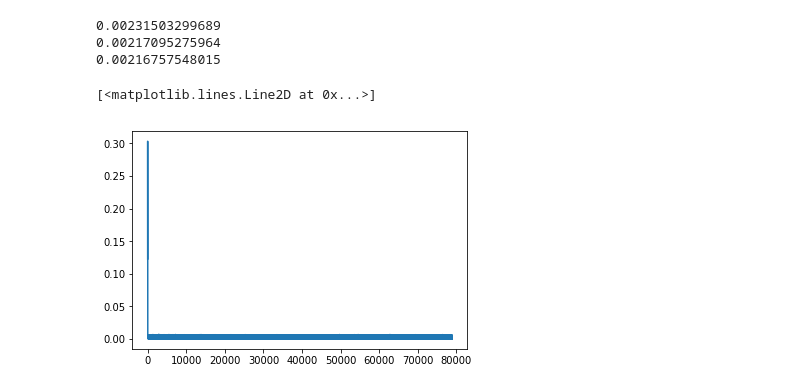
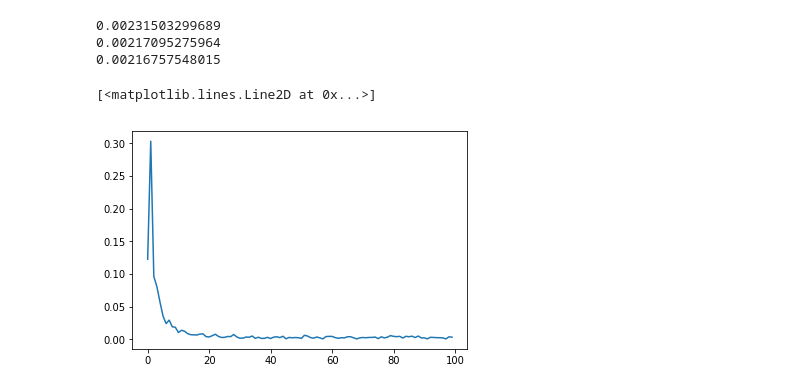
Before and after one commit to rmulton/dl_project, a Jupyter notebook: exploitation.ipynb, the cells around one changed output. Drawn from its saved outputs; the diff is of its cells as text; code cells hidden in the pictures.

```diff
--- a/exploitation.ipynb
+++ b/exploitation.ipynb
@@ -41,7 +73,7 @@ print(np.array(loss["loss_train"][2]).mean())
 abs_train = [i for i in range(0, len(loss_train))]
 abs_val = [i for i in range(0, len(loss_val))]
 # %%
-plt.plot(abs_train, loss_train,)
+plt.plot(abs_train[:100], loss_train[:100])
 # %% [output]
 [<matplotlib.lines.Line2D at 0x...>]
-[figure, old version]
+[figure, new version]
```
Also changed, not shown: parts of 5 cells of this notebook, 3 other files.
